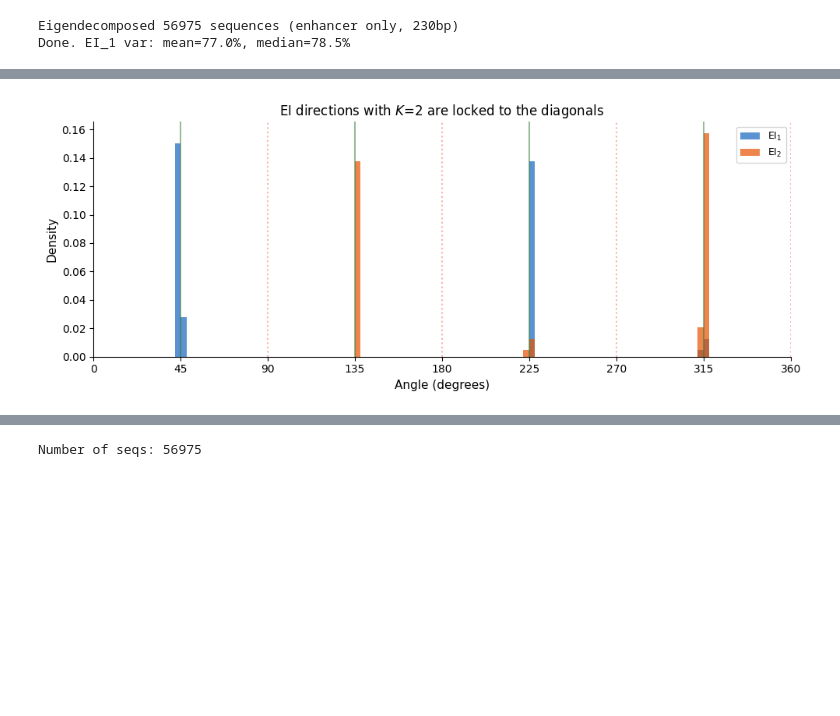
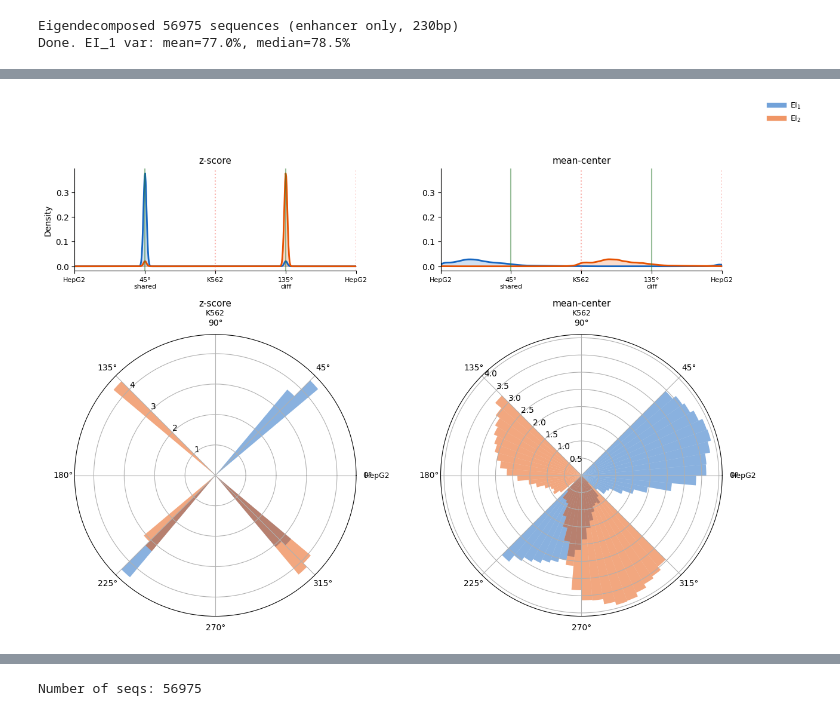
Before and after one commit to pabmantilla/Hippo_dependency_mpra, a Jupyter notebook: genomic_targets/scripts/2d_targeting/liver_blood_targets.ipynb, the cells around one changed output, grey strips where cells are left out. Cells and saved outputs as stored; diff of their text form; code cells hidden in the pictures; blank space fills up the shorter version.

Commit message:
added mean-center only comparison

```diff
--- a/genomic_targets/scripts/2d_targeting/liver_blood_targets.ipynb
+++ b/genomic_targets/scripts/2d_targeting/liver_blood_targets.ipynb
@@ -49,35 +49,88 @@ Eigendecomposed 56975 sequences (enhancer only, 230bp)
 Done. EI_1 var: mean=77.0%, median=78.5%
 # %%
 import matplotlib.pyplot as plt
+from scipy.stats import gaussian_kde
+import matplotlib.gridspec as gridspec
+from matplotlib.lines import Line2D
 
+ENHANCER_LEN = 230
+
+# arctan2(K562, HepG2) so 0° = pure HepG2, 90° = pure K562
 ei2_vecs = np.array([r['eigenvectors'][:, 1] for r in em.eigen_results])
+angles_ei1_zscore = np.degrees(np.arctan2(ei1_vecs[:, 0], ei1_vecs[:, 1])) % 360
+angles_ei2_zscore = np.degrees(np.arctan2(ei2_vecs[:, 0], ei2_vecs[:, 1])) % 360
 
-# Convert angles to 0-360 range
-angles_ei1 = np.degrees(np.arctan2(ei1_vecs[:, 0], ei1_vecs[:, 1])) % 360
-angles_ei2 = np.degrees(np.arctan2(ei2_vecs[:, 0], ei2_vecs[:, 1])) % 360
-print(f"Number of angles plotted: {len(angles_ei1)} with range {np.min(angles_ei1)}-{np.max(angles_ei1)}")
+# mean-center only
+ei1_vecs_mc, ei2_vecs_mc = [], []
+for si in range(em.X.shape[0]):
+    E = np.column_stack([em.importance[ct][si] for ct in em.cell_types])[:ENHANCER_LEN].copy()
+    for ci in range(E.shape[1]):
+        E[:, ci] -= E[:, ci].mean()
+    C = E.T @ E / E.shape[0]
+    evals, evecs = np.linalg.eigh(C)
+    order = np.argsort(evals)[::-1]
+    evecs = evecs[:, order]
+    ei1_vecs_mc.append(evecs[:, 0])
+    ei2_vecs_mc.append(evecs[:, 1])
+ei1_vecs_mc = np.array(ei1_vecs_mc)
+ei2_vecs_mc = np.array(ei2_vecs_mc)
+angles_ei1_mc = np.degrees(np.arctan2(ei1_vecs_mc[:, 0], ei1_vecs_mc[:, 1])) % 360
+angles_ei2_mc = np.degrees(np.arctan2(ei2_vecs_mc[:, 0], ei2_vecs_mc[:, 1])) % 360
 
-fig, ax = plt.subplots(figsize=(10, 4))
+def fold_180(a): return np.where(a >= 180, a - 180, a)
 
-ax.hist(angles_ei1, bins=120, range=(0, 360), alpha=0.7, color='#1565C0',
-        label='EI$_1$', density=True)
-ax.hist(angles_ei2, bins=120, range=(0, 360), alpha=0.7, color='#E65100',
-        label='EI$_2$', density=True)
+x_kde = np.linspace(0, 180, 500)
 
-for angle in [45, 135, 225, 315]:
-    ax.axvline(angle, color='#2E7D32', lw=1.5, alpha=0.5)
-for angle in [0, 90, 180, 270, 360]:
-    ax.axvline(angle, color='#F44336', lw=1.5, ls=':', alpha=0.4)
+tick_angles = [0, 45, 90, 135, 180]
+tick_labels = ['HepG2', '45°\nshared', 'K562', '135°\ndiff', 'HepG2']
 
-ax.set_xlabel('Angle (degrees)', fontsize=11)
-ax.set_ylabel('Density', fontsize=11)
-ax.set_title('EI directions with $K$=2 are locked to the diagonals', fontsize=12)
-ax.set_xlim(0, 360)
-ax.set_xticks([0, 45, 90, 135, 180, 225, 270, 315, 360])
-ax.legend(fontsize=9)
-ax.spines['top'].set_visible(False); ax.spines['right'].set_visible(False)
+fig = plt.figure(figsize=(14, 10))
+gs = gridspec.GridSpec(2, 2, height_ratios=[1, 3], hspace=0.25, wspace=0.3)
+ax_h1 = fig.add_subplot(gs[0, 0])
+ax_h2 = fig.add_subplot(gs[0, 1], sharey=ax_h1)
 
-plt.tight_layout()
-plt.savefig('eigenvector_angle_distribution.png', dpi=150, bbox_inches='tight')
+# Top: KDE histograms (folded to 0-180)
+for ax, a1, a2, title in [
+    (ax_h1, fold_180(angles_ei1_zscore), fold_180(angles_ei2_zscore), 'z-score'),
+    (ax_h2, fold_180(angles_ei1_mc), fold_180(angles_ei2_mc), 'mean-center'),
+]:
+    for angles, color in [(a1, '#1565C0'), (a2, '#E65100')]:
+        kde = gaussian_kde(angles, bw_method=0.05)
+        ax.plot(x_kde, kde(x_kde), color=color, lw=2)
+        ax.fill_between(x_kde, kde(x_kde), alpha=0.2, color=color)
+    for angle in [45, 135]:
+        ax.axvline(angle, color='#2E7D32', lw=1.5, alpha=0.5)
+    for angle in [0, 90, 180]:
+        ax.axvline(angle, color='#F44336', lw=1.5, ls=':', alpha=0.4)
+    ax.set_title(title, fontsize=11)
+    ax.set_xlim(0, 180); ax.set_xticks(tick_angles)
+    ax.set_xticklabels(tick_labels, fontsize=8)
+    ax.spines['top'].set_visible(False); ax.spines['right'].set_visible(False)
+ax_h1.set_ylabel('Density', fontsize=10)
+
+# Bottom: polar histograms with log-scale radial axis
+n_bins = 72
+for i, (v1_all, v2_all, title) in enumerate([
+    (ei1_vecs, ei2_vecs, 'z-score'),
+    (ei1_vecs_mc, ei2_vecs_mc, 'mean-center'),
+]):
+    ax = fig.add_subplot(gs[1, i], projection='polar')
+    for v_all, color, label in [(v1_all, '#1565C0', 'EI$_1$'), (v2_all, '#E65100', 'EI$_2$')]:
+        angles_rad = np.arctan2(v_all[:, 0], v_all[:, 1])
+        counts, bin_edges = np.histogram(angles_rad, bins=n_bins, range=(-np.pi, np.pi))
+        bin_centers = 0.5 * (bin_edges[:-1] + bin_edges[1:])
+        log_counts = np.log10(np.maximum(counts, 1))
+        ax.bar(bin_centers, log_counts, width=2*np.pi/n_bins, alpha=0.5, color=color, label=label)
+    ax.set_theta_zero_location('E')
+    ax.set_theta_direction(1)
+    ax.set_title(title, fontsize=11, pad=15)
+    ax.set_rlabel_position(135)
+    # Label HepG2/K562 axes
+    ax.text(0, ax.get_rmax()*1.15, 'HepG2', ha='center', va='center', fontsize=9)
+    ax.text(np.pi/2, ax.get_rmax()*1.15, 'K562', ha='center', va='center', fontsize=9)
+
+handles = [Line2D([0], [0], color='#1565C0', lw=6, alpha=0.6, label='EI$_1$'),
+           Line2D([0], [0], color='#E65100', lw=6, alpha=0.6, label='EI$_2$')]
+fig.legend(handles=handles, loc='upper right', fontsize=9, frameon=False)
 plt.show()
 # %% [output]
@@ -85 +137 @@ Number of angles plotted: 56975 with range 44.920936584472656-315.012939453125
-[figure, old version]
+[figure, new version]
```
Also changed, not shown: parts of 3 cells of this notebook.
